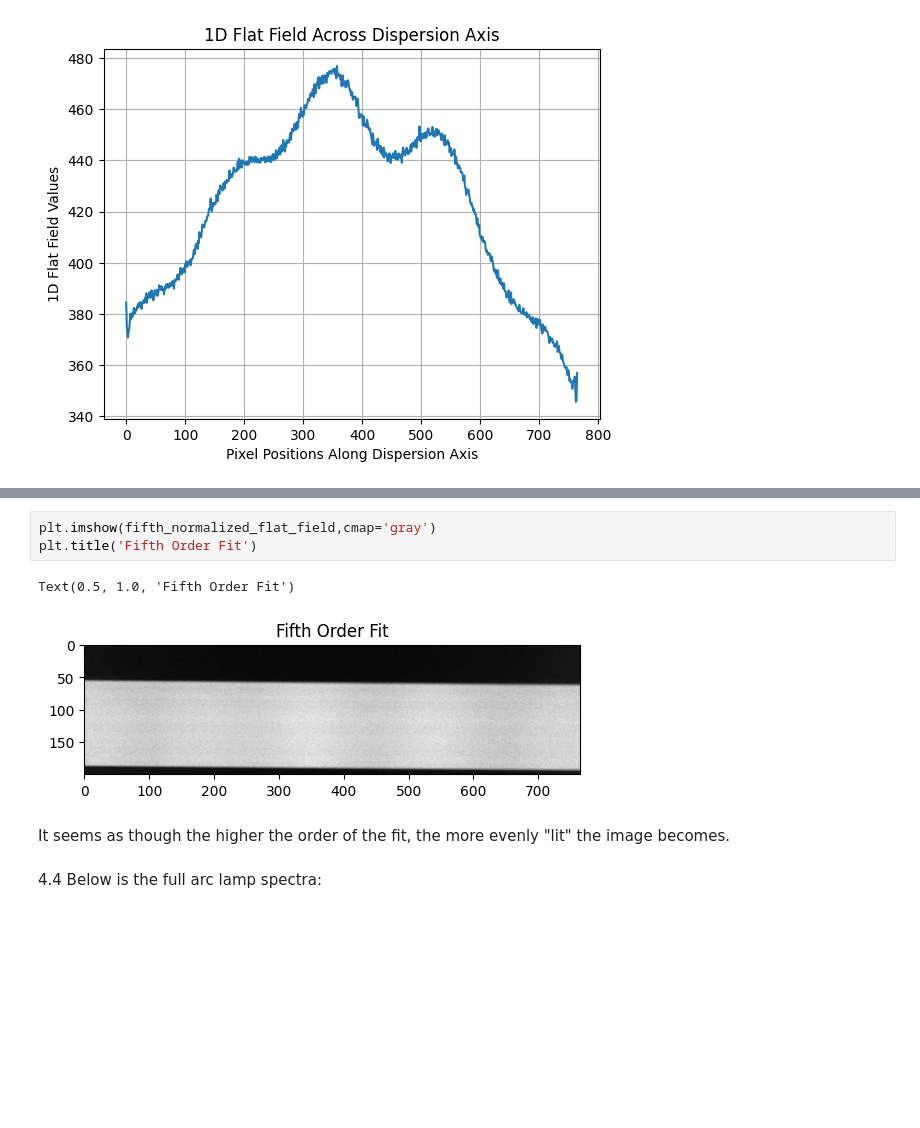
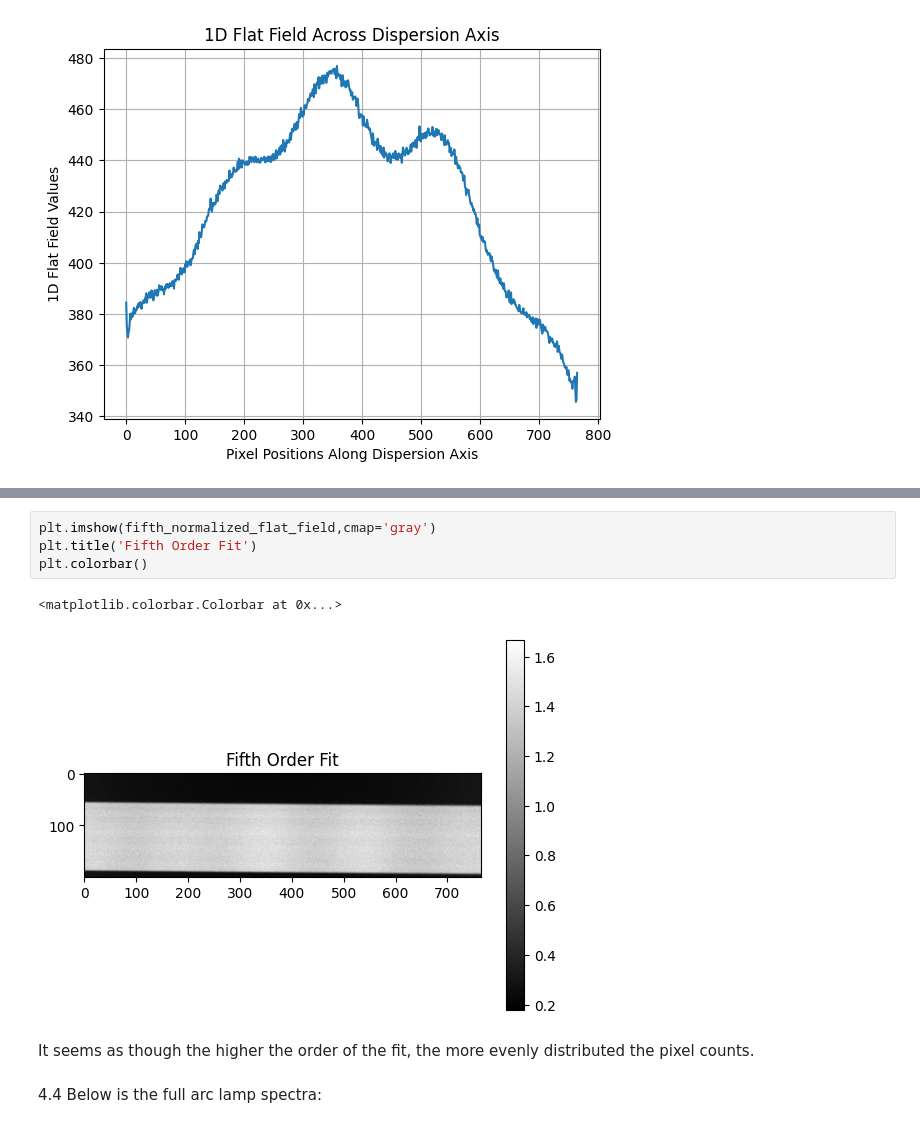
Before and after one commit to Efrain1013/AST_443, a Jupyter notebook: ryan_stuff/section_4_4.ipynb, the cells around one changed output, grey strips where cells are left out. Drawn from its saved outputs; the diff is of its cells as text; blank space fills up the shorter version.

```diff
--- a/ryan_stuff/section_4_4.ipynb
+++ b/ryan_stuff/section_4_4.ipynb
@@ -131,11 +134,12 @@ Text(0.5, 1.0, 'Second Order Fit')
 # %%
 plt.imshow(fifth_normalized_flat_field,cmap='gray')
 plt.title('Fifth Order Fit')
+plt.colorbar()
 # %% [output]
-Text(0.5, 1.0, 'Fifth Order Fit')
+<matplotlib.colorbar.Colorbar at 0x...>
-[figure, old version]
+[figure, new version]
 # %% [markdown]
-It seems as though the higher the order of the fit, the more evenly "lit" the image becomes.
+It seems as though the higher the order of the fit, the more evenly distributed the pixel counts.
 # %% [markdown]
 4.4 Below is the full arc lamp spectra:
 # %%
```
Also changed, not shown: parts of 5 cells of this notebook, 1 other file.
